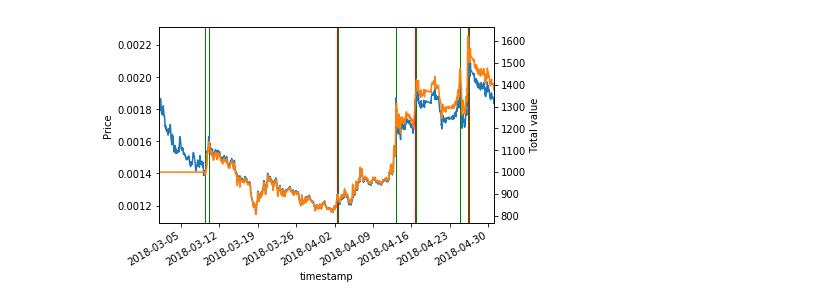
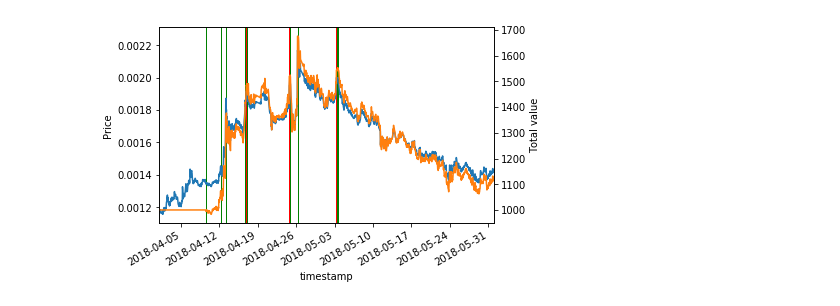
Before and after one commit to IntelligentTrading/science, a Jupyter notebook: genetic_algorithms/experiment_browser.ipynb, the cells around one changed output. Cells and saved outputs as stored; diff of their text form; code cells hidden in the pictures.

```diff
--- a/genetic_algorithms/experiment_browser.ipynb
+++ b/genetic_algorithms/experiment_browser.ipynb
@@ -54,5 +38,5 @@ df.iloc[3].individual
 # %%
-df.iloc[3].evaluation.plot_cumulative_returns()
+df.iloc[0].evaluation.plot_cumulative_returns()
 # %% [output]
-[figure, old version]
+[figure, new version]
 # %%
```
Also changed, not shown: parts of 6 cells of this notebook, 2 other files.
